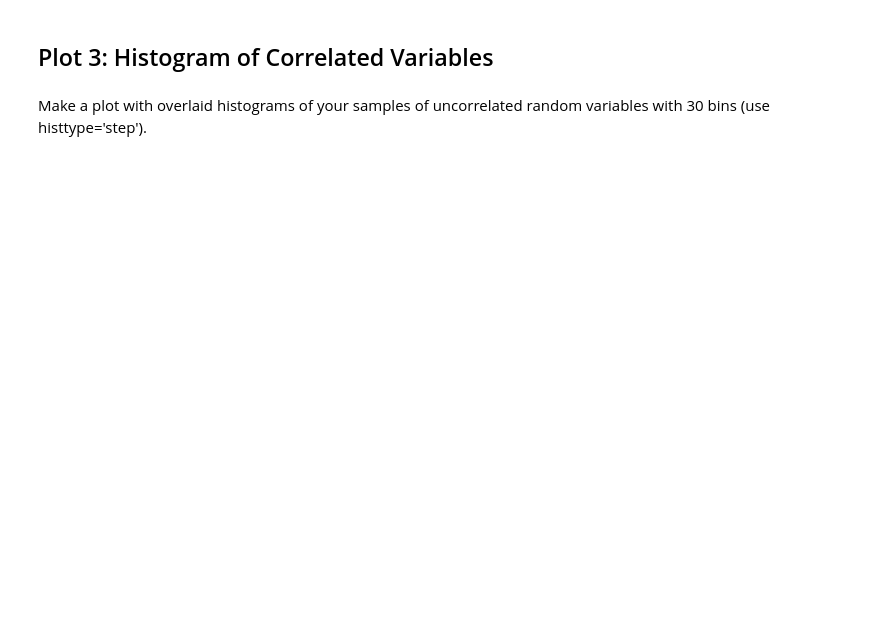
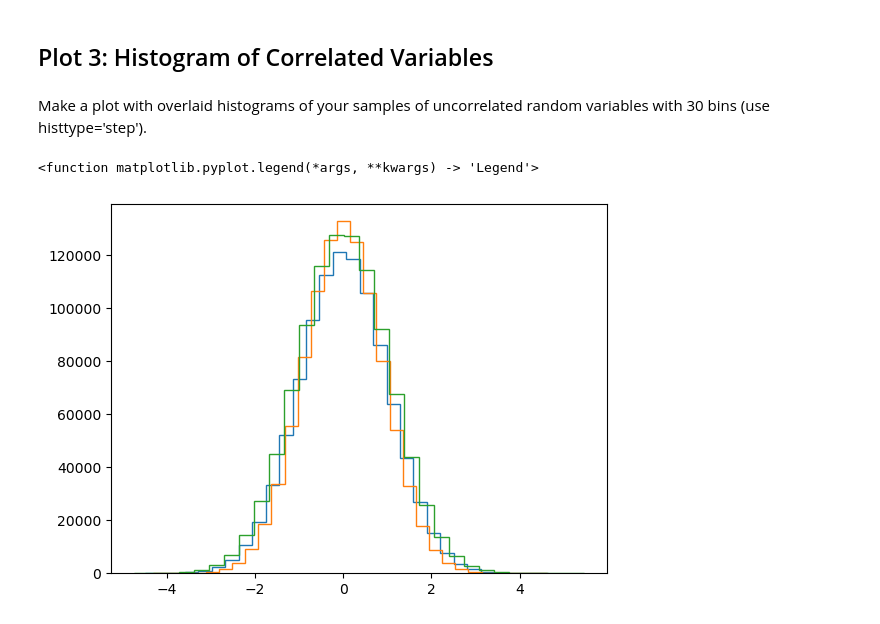
Before and after one commit to DTUWindEducation/46120-PiWE, a Jupyter notebook: tutorials_scientific_python/3b-exercise_matplotlib.ipynb, the cells around one changed output. Drawn from its saved outputs; the diff is of its cells as text; code cells hidden in the pictures; blank space fills up the shorter version.

```diff
--- a/tutorials_scientific_python/3b-exercise_matplotlib.ipynb
+++ b/tutorials_scientific_python/3b-exercise_matplotlib.ipynb
@@ -63,0 +71,9 @@ Make a plot with overlaid histograms of your samples of uncorrelated random vari
+# %%
+  # insert code here
+plt.hist(cor_vars[0,:],30,histtype='step',label='Sample 1')
+plt.hist(cor_vars[1,:],30,histtype='step',label='Sample 2')
+plt.hist(cor_vars[2,:],30,histtype='step',label='Sample 3')
+plt.legend
+# %% [output]
+<function matplotlib.pyplot.legend(*args, **kwargs) -> 'Legend'>
+[figure, added]
```
Also changed, not shown: parts of 9 cells of this notebook.
